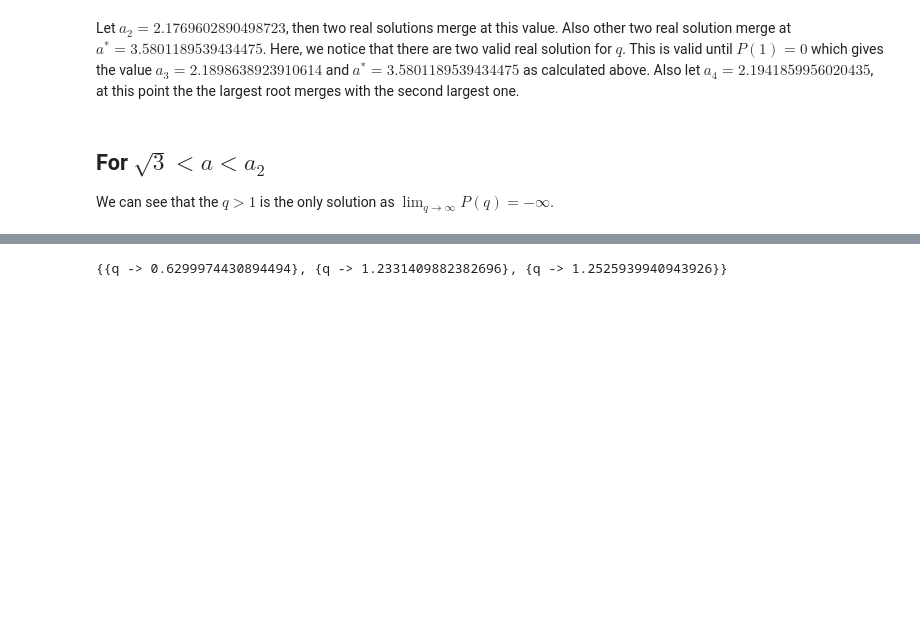
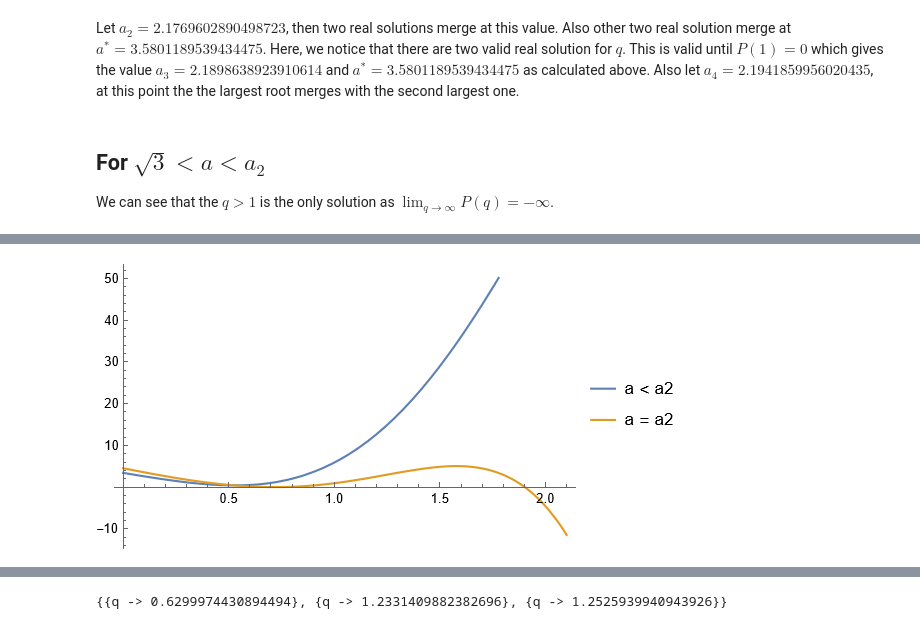
Before and after one commit to santoshlinkha/private, a Jupyter notebook: 3pts.ipynb, the cells around one changed output, grey strips where cells are left out. Saved outputs shown, nothing was run; the diff lists cells and outputs as text; code cells hidden in the pictures; blank space fills up the shorter version.

```diff
--- a/3pts.ipynb
+++ b/3pts.ipynb
@@ -259,0 +286,13 @@ $$
+# %%
+%%wolfram
+
+
+a = 2.12 ;
+a2 = 2.1769602890498723;
+Plot[
+     { Pol5[a, q], Pol5[a2, q] }
+        , {q, 0, 2.1},
+    PlotLegends-> {"a < a2", "a = a2"}
+    ]
+# %% [output]
+[figure, added]
```
Also changed, not shown: parts of 10 cells of this notebook.
